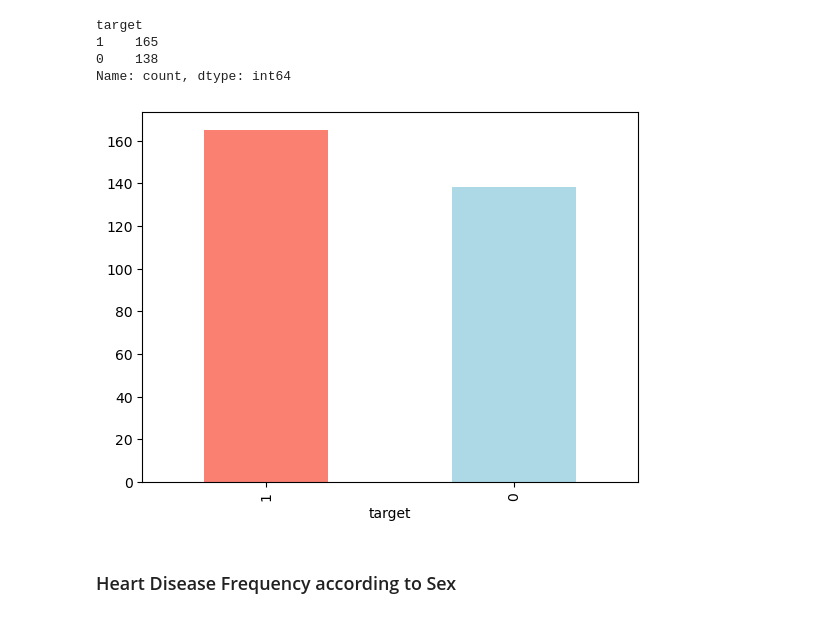
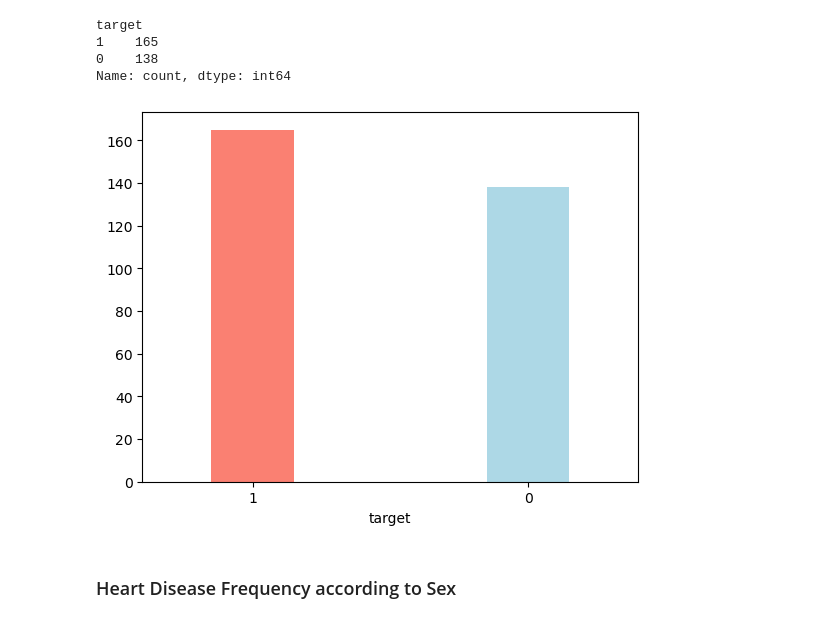
Before and after one commit to RishiMishra3004/ML-Heart-Disease-Classsfication, a Jupyter notebook: end-to-end-heart-disease-classification.ipynb, the cells around one changed output. Saved outputs shown, nothing was run; the diff lists cells and outputs as text; code cells hidden in the pictures.

```diff
--- a/end-to-end-heart-disease-classification.ipynb
+++ b/end-to-end-heart-disease-classification.ipynb
@@ -135,9 +139,9 @@ target
 0    138
 Name: count, dtype: int64
 # %%
-df["target"].value_counts().plot(kind="bar", color=["salmon", "lightblue"]);
+df["target"].value_counts().plot(kind="bar", color=["salmon", "lightblue"], width=0.3, rot = 0);
 # %% [output]
-[figure, old version]
+[figure, new version]
 # %% [markdown]
 ### Heart Disease Frequency according to Sex
 # %%
```
Also changed, not shown: parts of 39 cells of this notebook.
